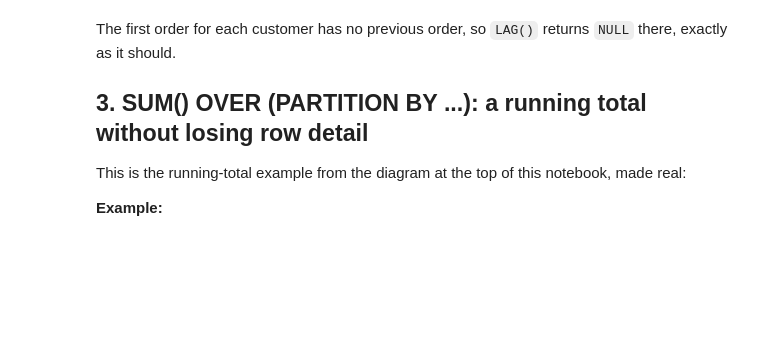
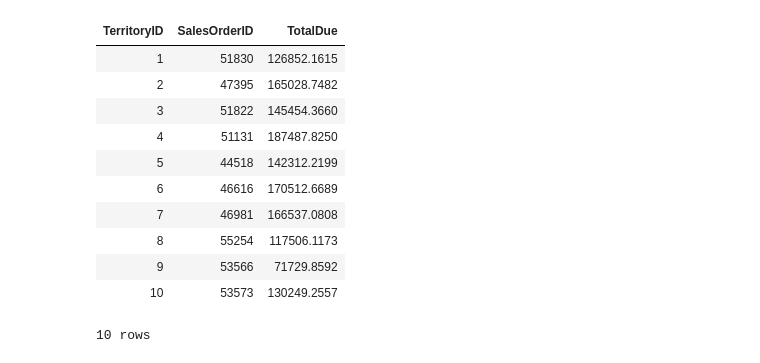
Before and after one commit to samietex/SQL_Tutorial, a Jupyter notebook: 06-window-functions-part-1.ipynb, the cells around one changed output. Drawn from its saved outputs; the diff is of its cells as text; code cells hidden in the pictures; blank space fills up the shorter version.

```diff
--- a/06-window-functions-part-1.ipynb
+++ b/06-window-functions-part-1.ipynb
@@ -40,17 +376,33 @@ WHERE "Order Rank" = 1;
 # %%
+%%tsql
 SELECT
-    CustomerID,
+    TerritoryID,
     SalesOrderID,
-    OrderDate,
-    TotalDue,
-    LAG(TotalDue) OVER (PARTITION BY CustomerID ORDER BY OrderDate) AS "Previous Order Total"
-FROM Sales.SalesOrderHeader
-ORDER BY CustomerID, OrderDate;
+    TotalDue
+FROM (
+    SELECT
+        TerritoryID,
+        SalesOrderID,
+        TotalDue,
+        ROW_NUMBER() OVER (
+            PARTITION BY TerritoryID
+            ORDER BY TotalDue DESC, SalesOrderID
+        ) AS rn
+    FROM Sales.SalesOrderHeader
+) AS ranked
+WHERE rn = 1
+ORDER BY
+    TerritoryID;
+# %% [output]
+| TerritoryID | SalesOrderID | TotalDue |
+| 1 | 51830 | 126852.1615 |
+| 2 | 47395 | 165028.7482 |
+| 3 | 51822 | 145454.3660 |
+| 4 | 51131 | 187487.8250 |
+| 5 | 44518 | 142312.2199 |
+| 6 | 46616 | 170512.6689 |
+| 7 | 46981 | 166537.0808 |
+| 8 | 55254 | 117506.1173 |
+| 9 | 53566 | 71729.8592 |
+| 10 | 53573 | 130249.2557 |
+10 rows
-# %% [markdown]
-The first order for each customer has no previous order, so `LAG()` returns `NULL` there, exactly as it should.
-
-## 3. SUM() OVER (PARTITION BY ...): a running total without losing row detail
-
-This is the running-total example from the diagram at the top of this notebook, made real:
-
-**Example:**
```
Also changed, not shown: parts of 41 cells of this notebook, 4 other files.
